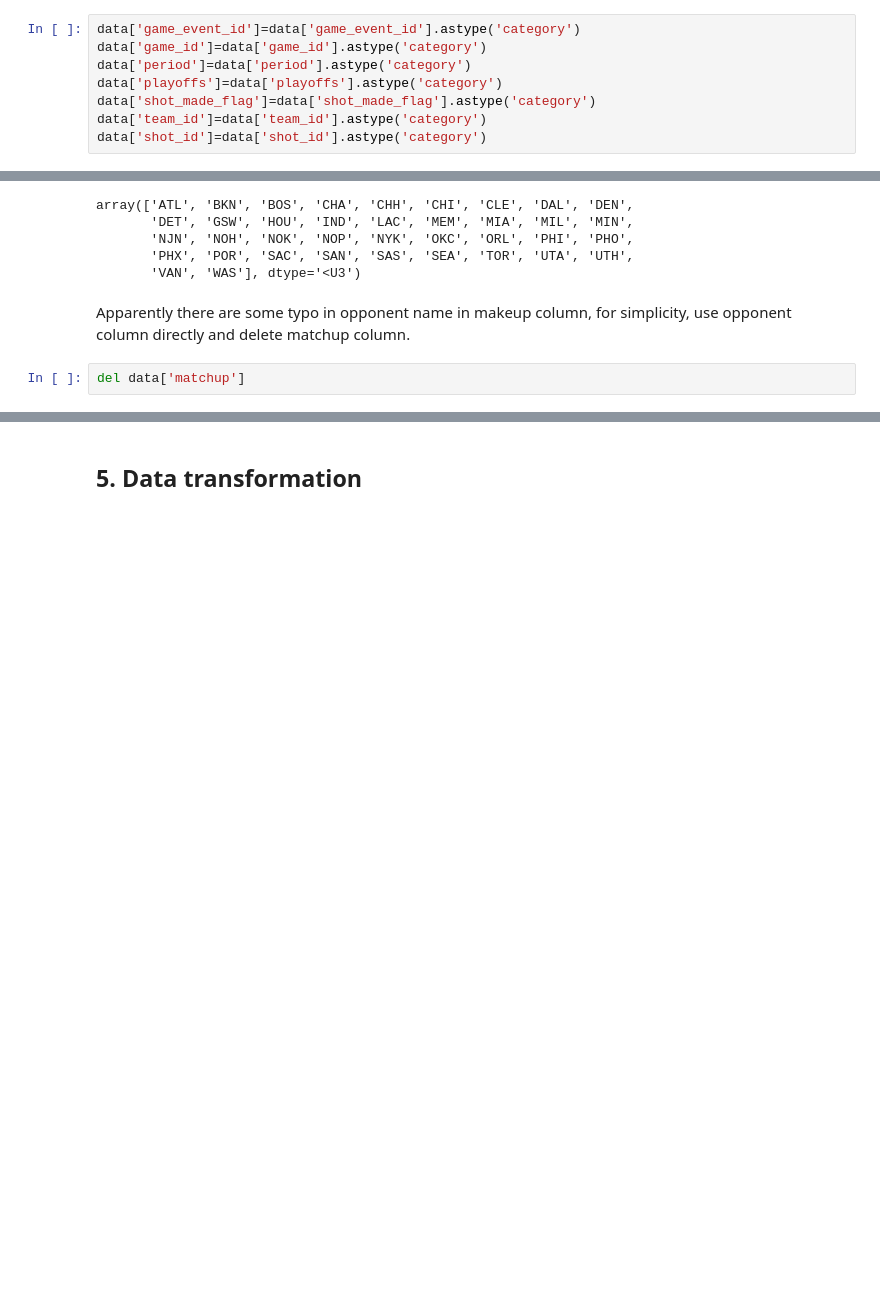
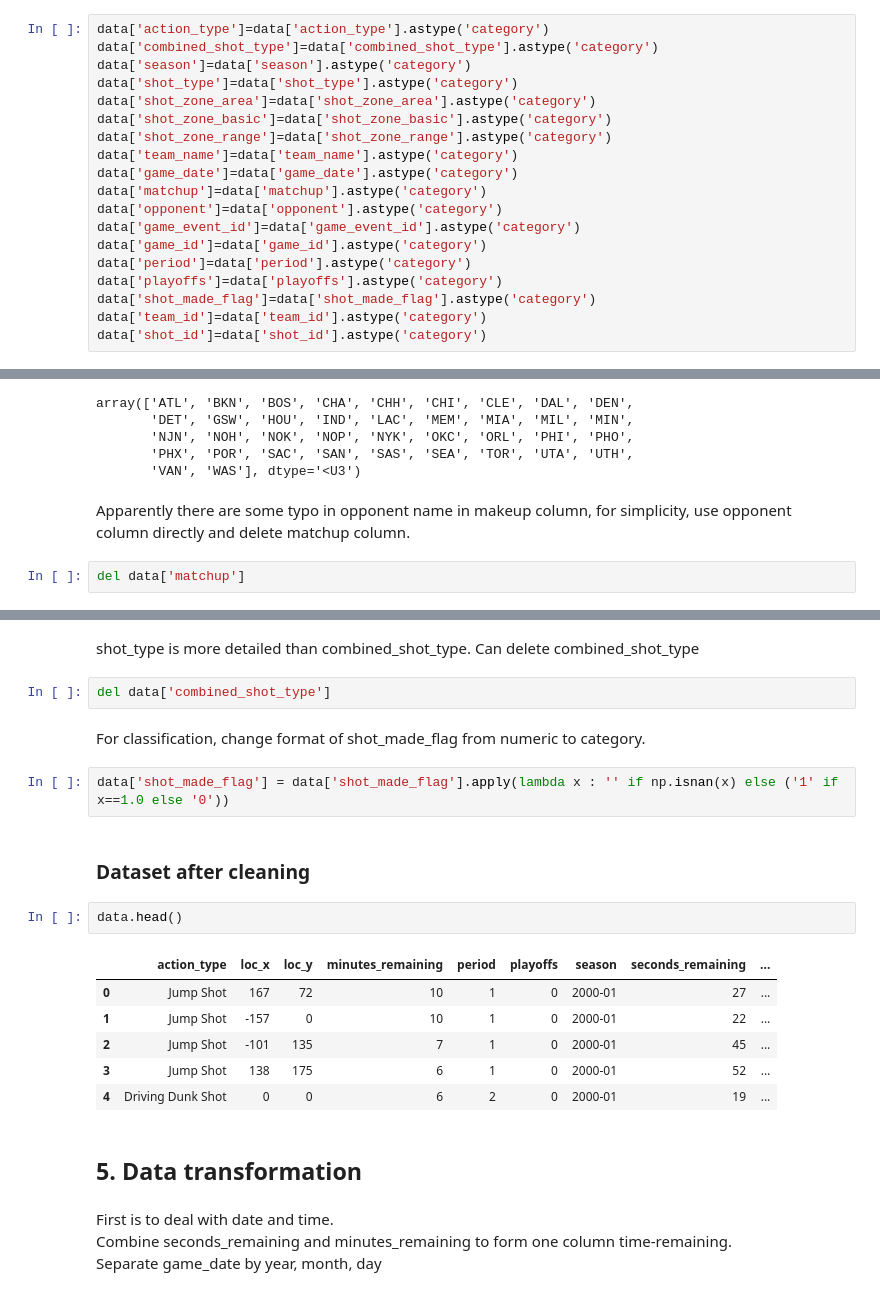
Before and after one commit to wyfok/Kobe_Bryant, a Jupyter notebook: Kobe_Bryant.ipynb, the cells around one changed output, grey strips where cells are left out. Drawn from its saved outputs; the diff is of its cells as text; blank space fills up the shorter version.

```diff
--- a/Kobe_Bryant.ipynb
+++ b/Kobe_Bryant.ipynb
@@ -50,6 +53,17 @@ dtype: object
 # %% [markdown]
 Some categorical fields are classified as numeric. Change types of some columns.
 # %%
+data['action_type']=data['action_type'].astype('category')
+data['combined_shot_type']=data['combined_shot_type'].astype('category')
+data['season']=data['season'].astype('category')
+data['shot_type']=data['shot_type'].astype('category')
+data['shot_zone_area']=data['shot_zone_area'].astype('category')
+data['shot_zone_basic']=data['shot_zone_basic'].astype('category')
+data['shot_zone_range']=data['shot_zone_range'].astype('category')
+data['team_name']=data['team_name'].astype('category')
+data['game_date']=data['game_date'].astype('category')
+data['matchup']=data['matchup'].astype('category')
+data['opponent']=data['opponent'].astype('category')
 data['game_event_id']=data['game_event_id'].astype('category')
 data['game_id']=data['game_id'].astype('category')
 data['period']=data['period'].astype('category')
@@ -240,2 +276,25 @@ del data['matchup']
+# %% [markdown]
+shot_type is more detailed than combined_shot_type. Can delete combined_shot_type
+# %%
+del data['combined_shot_type']
+# %% [markdown]
+For classification, change format of shot_made_flag from numeric to category.
+# %%
+data['shot_made_flag'] = data['shot_made_flag'].apply(lambda x : '' if np.isnan(x) else ('1' if x==1.0 else '0'))
+# %% [markdown]
+### __Dataset after cleaning__
+# %%
+data.head()
+# %% [output]
+|  | action_type | loc_x | loc_y | minutes_remaining | period | playoffs | season | seconds_remaining | ... |
+| 0 | Jump Shot | 167 | 72 | 10 | 1 | 0 | 2000-01 | 27 | ... |
+| 1 | Jump Shot | -157 | 0 | 10 | 1 | 0 | 2000-01 | 22 | ... |
+| 2 | Jump Shot | -101 | 135 | 7 | 1 | 0 | 2000-01 | 45 | ... |
+| 3 | Jump Shot | 138 | 175 | 6 | 1 | 0 | 2000-01 | 52 | ... |
+| 4 | Driving Dunk Shot | 0 | 0 | 6 | 2 | 0 | 2000-01 | 19 | ... |
 # %% [markdown]
 ## __5. Data transformation__
+# %% [markdown]
+First is to deal with date and time.
+<br>Combine seconds_remaining and minutes_remaining to form one column time-remaining.
+<br>Separate game_date by year, month, day
```
Also changed, not shown: parts of 41 cells of this notebook.
